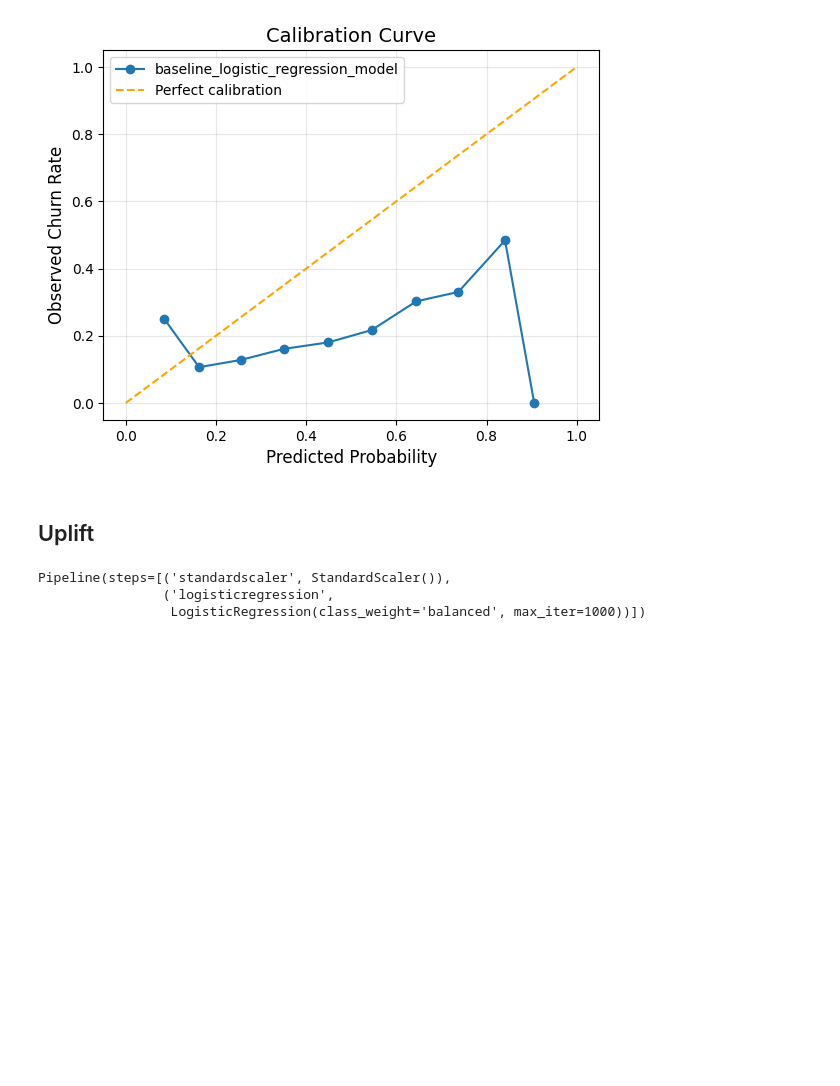
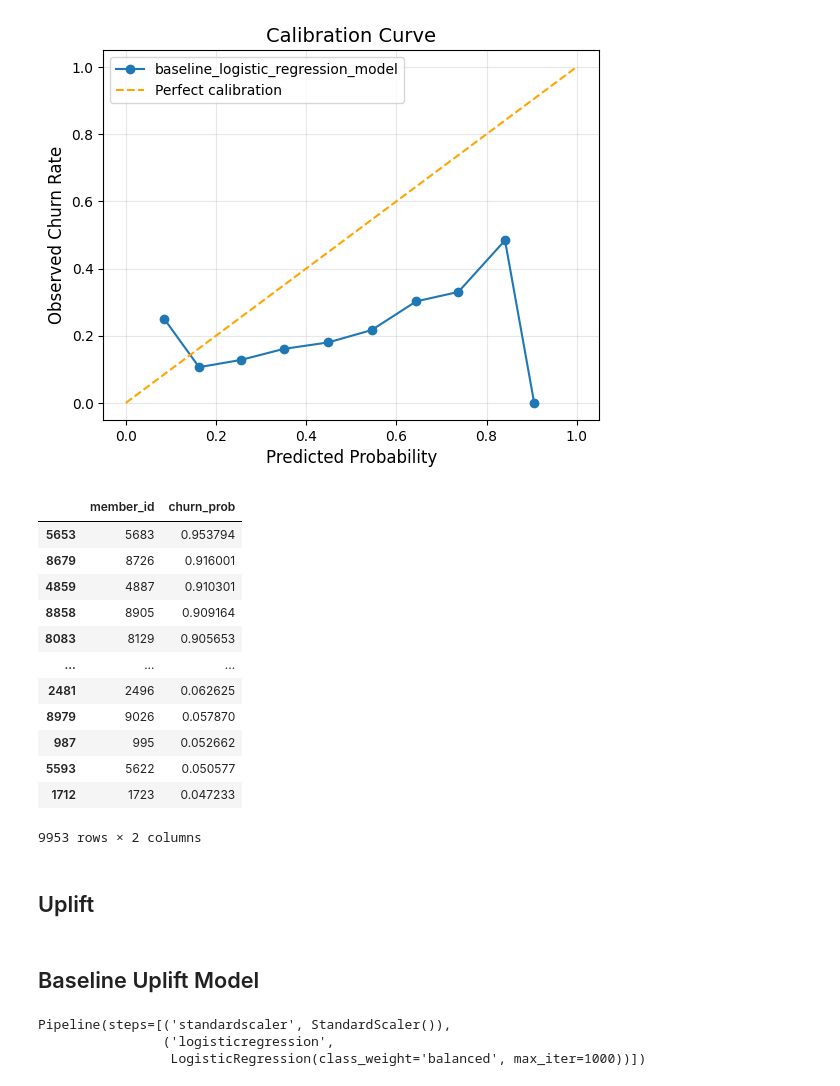
Before and after one commit to gilcaspi/vi-engage, a Jupyter notebook: final_report_notebook.ipynb, the cells around one changed output. Drawn from its saved outputs; the diff is of its cells as text; code cells hidden in the pictures; blank space fills up the shorter version.

```diff
--- a/final_report_notebook.ipynb
+++ b/final_report_notebook.ipynb
@@ -117,8 +141,31 @@ plot_calibration_curve(
 )
 # %% [output]
 [figure]
+# %%
+predicted_churn_probabilities_all = pd.DataFrame({
+    MEMBER_ID_COLUMN: features_with_labels[MEMBER_ID_COLUMN],
+    "churn_prob": baseline_pipeline.predict_proba(X)[:, 1]
+})
+predicted_churn_probabilities_all.sort_values(by='churn_prob', ascending=False, inplace=True)
+predicted_churn_probabilities_all
+# %% [output]
+|  | member_id | churn_prob |
+| 5653 | 5683 | 0.953794 |
+| 8679 | 8726 | 0.916001 |
+| 4859 | 4887 | 0.910301 |
+| 8858 | 8905 | 0.909164 |
+| 8083 | 8129 | 0.905653 |
+| ... | ... | ... |
+| 2481 | 2496 | 0.062625 |
+| 8979 | 9026 | 0.057870 |
+| 987 | 995 | 0.052662 |
+| 5593 | 5622 | 0.050577 |
+| 1712 | 1723 | 0.047233 |
+9953 rows × 2 columns
 # %% [markdown]
 ## Uplift
+# %% [markdown]
+## Baseline Uplift Model
 # %%
 treatment_pipeline = make_pipeline(
     StandardScaler(),
```
Also changed, not shown: parts of 36 cells of this notebook, 2 other files.
